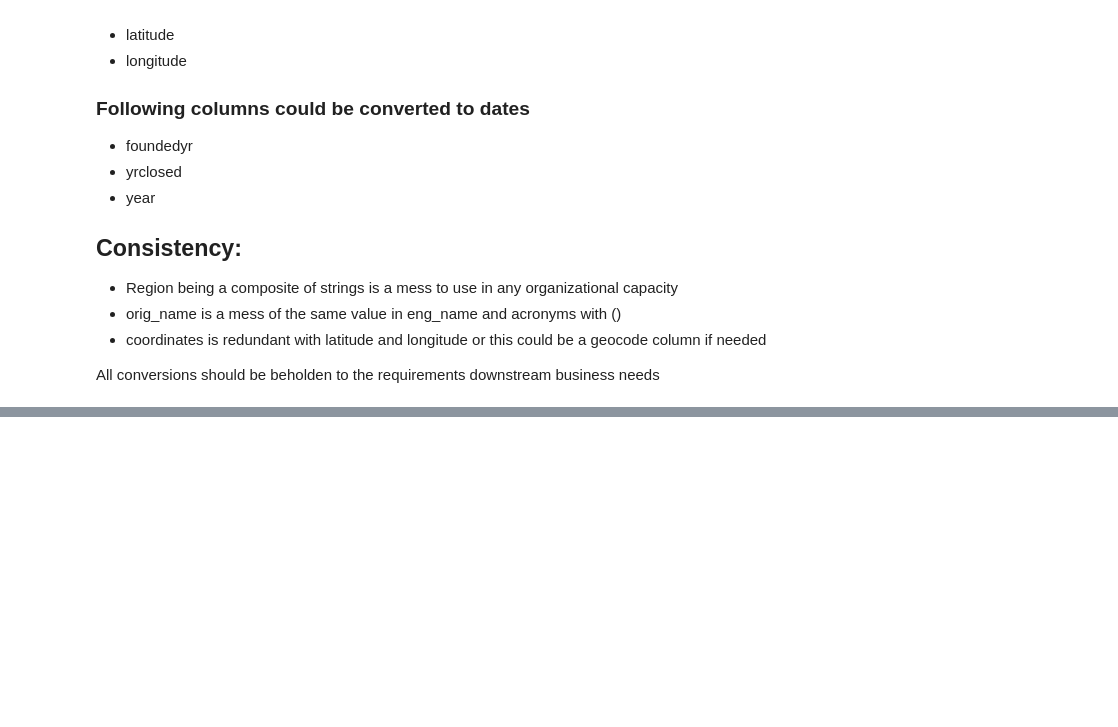
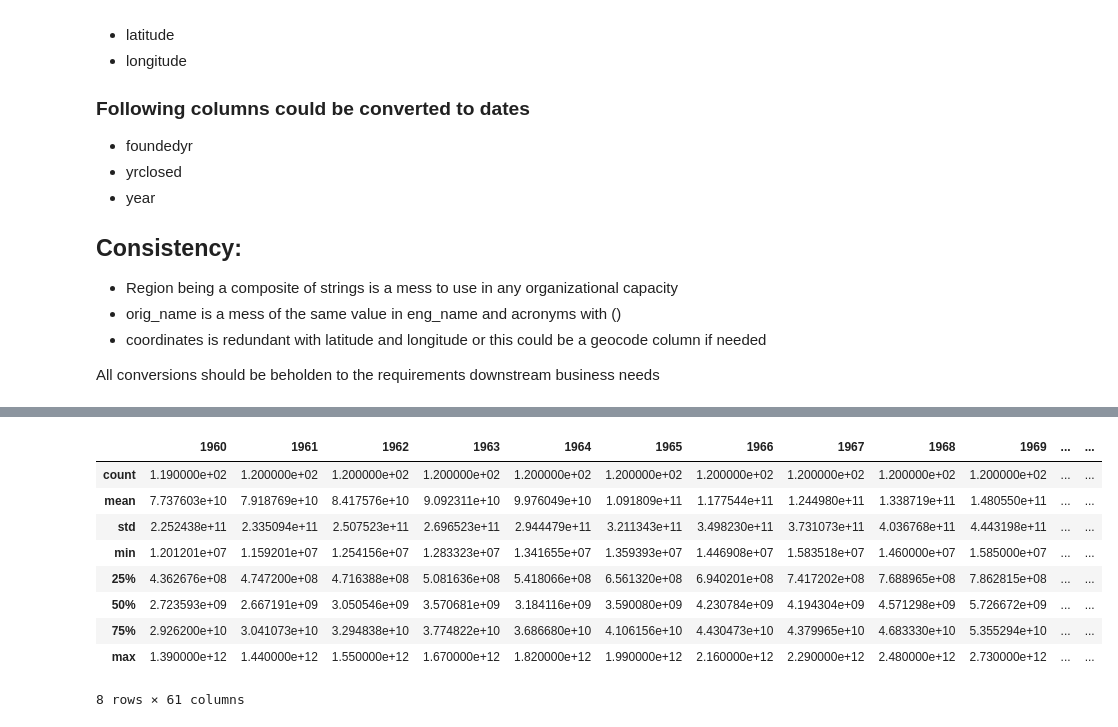
Before and after one commit to beicbi2026/college-board, a Jupyter notebook: ETL.ipynb, the cells around one changed output, grey strips where cells are left out. Saved outputs shown, nothing was run; the diff lists cells and outputs as text; code cells hidden in the pictures; blank space fills up the shorter version.

```diff
--- a/ETL.ipynb
+++ b/ETL.ipynb
@@ -147,0 +204,13 @@ All conversions should be beholden to the requirements downstream business needs
+# %%
+df_gdp.describe()
+# %% [output]
+|  | 1960 | 1961 | 1962 | 1963 | 1964 | 1965 | 1966 | 1967 | 1968 | 1969 | ... | ... |
+| count | 1.190000e+02 | 1.200000e+02 | 1.200000e+02 | 1.200000e+02 | 1.200000e+02 | 1.200000e+02 | 1.200000e+02 | 1.200000e+02 | 1.200000e+02 | 1.200000e+02 | ... | ... |
+| mean | 7.737603e+10 | 7.918769e+10 | 8.417576e+10 | 9.092311e+10 | 9.976049e+10 | 1.091809e+11 | 1.177544e+11 | 1.244980e+11 | 1.338719e+11 | 1.480550e+11 | ... | ... |
+| std | 2.252438e+11 | 2.335094e+11 | 2.507523e+11 | 2.696523e+11 | 2.944479e+11 | 3.211343e+11 | 3.498230e+11 | 3.731073e+11 | 4.036768e+11 | 4.443198e+11 | ... | ... |
+| min | 1.201201e+07 | 1.159201e+07 | 1.254156e+07 | 1.283323e+07 | 1.341655e+07 | 1.359393e+07 | 1.446908e+07 | 1.583518e+07 | 1.460000e+07 | 1.585000e+07 | ... | ... |
+| 25% | 4.362676e+08 | 4.747200e+08 | 4.716388e+08 | 5.081636e+08 | 5.418066e+08 | 6.561320e+08 | 6.940201e+08 | 7.417202e+08 | 7.688965e+08 | 7.862815e+08 | ... | ... |
+| 50% | 2.723593e+09 | 2.667191e+09 | 3.050546e+09 | 3.570681e+09 | 3.184116e+09 | 3.590080e+09 | 4.230784e+09 | 4.194304e+09 | 4.571298e+09 | 5.726672e+09 | ... | ... |
+| 75% | 2.926200e+10 | 3.041073e+10 | 3.294838e+10 | 3.774822e+10 | 3.686680e+10 | 4.106156e+10 | 4.430473e+10 | 4.379965e+10 | 4.683330e+10 | 5.355294e+10 | ... | ... |
+| max | 1.390000e+12 | 1.440000e+12 | 1.550000e+12 | 1.670000e+12 | 1.820000e+12 | 1.990000e+12 | 2.160000e+12 | 2.290000e+12 | 2.480000e+12 | 2.730000e+12 | ... | ... |
+8 rows × 61 columns
```
Also changed, not shown: parts of 7 cells of this notebook.
